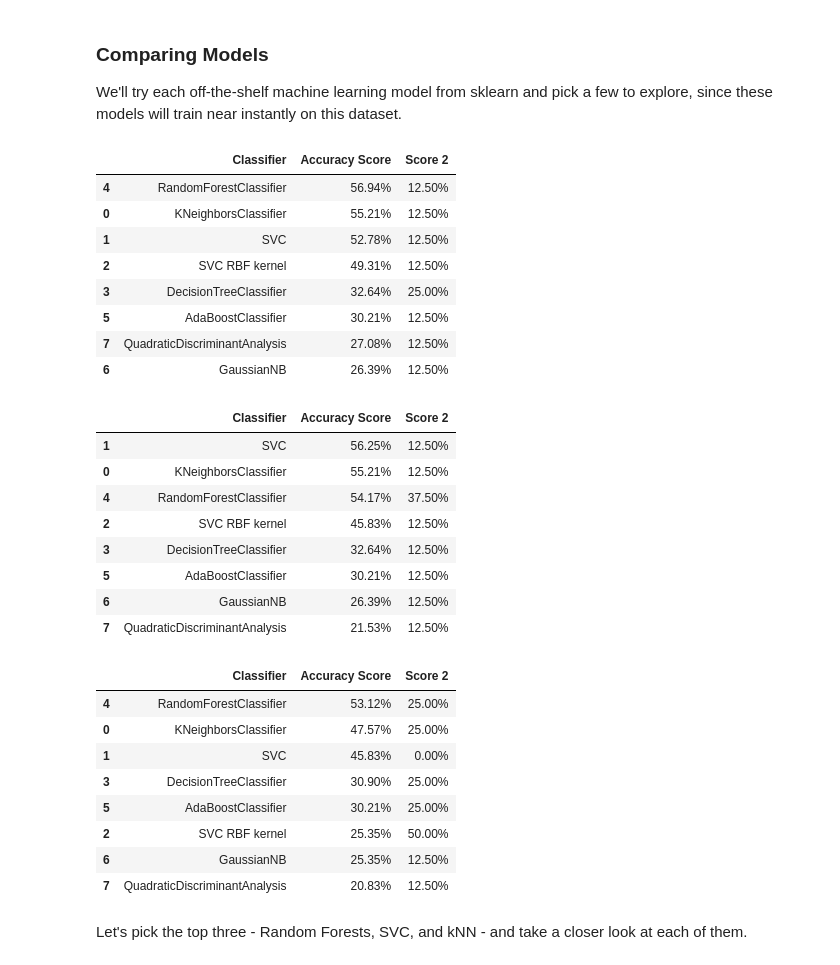
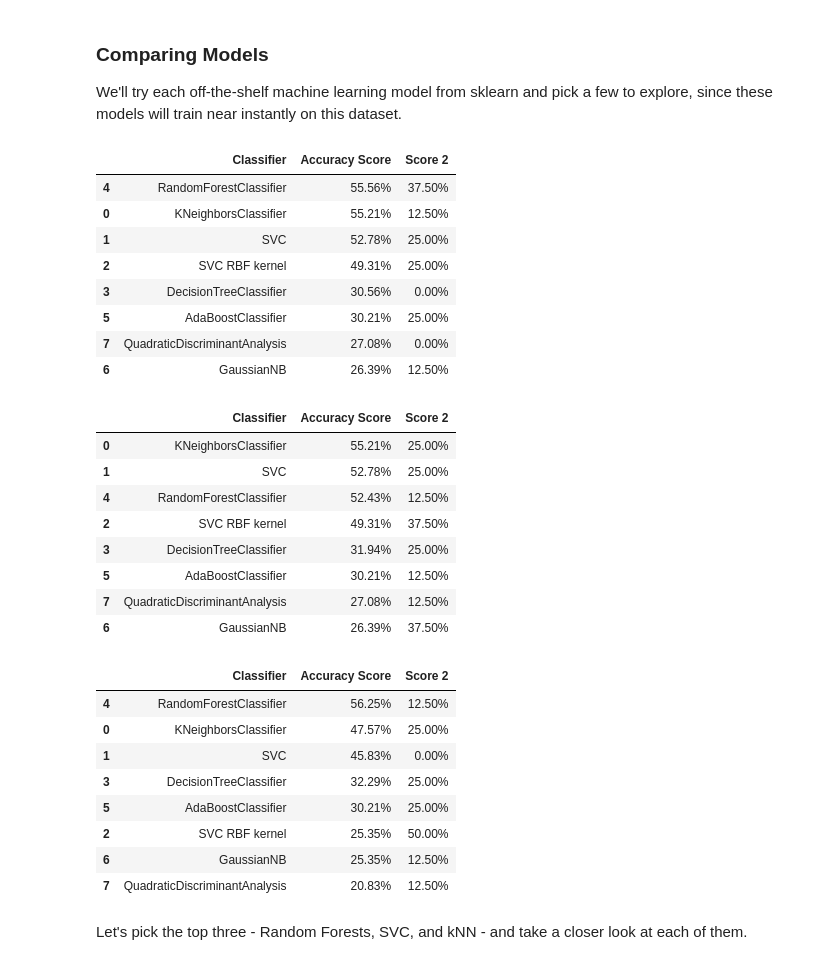
Before and after one commit to sama2015/Week3-ClassicML, a Jupyter notebook: Week_3_MachineLearning.ipynb, the cells around one changed output. Cells and saved outputs as stored; diff of their text form; code cells hidden in the pictures.

```diff
--- a/Week_3_MachineLearning.ipynb
+++ b/Week_3_MachineLearning.ipynb
@@ -341,6 +384,19 @@ scaler = MinMaxScaler()
 # keep our unscaled features just in case we need to process them alternatively
 features_minmax = features
 features_minmax = scaler.fit_transform(features_minmax)
+# %%
+from sklearn.preprocessing import StandardScaler
+from sklearn.preprocessing import MinMaxScaler
+
+scaler = StandardScaler()
+# keep our unscaled features just in case we need to process them alternatively
+mefeatures_scaled = me_features
+mefeatures_scaled = scaler.fit_transform(mefeatures_scaled)
+
+scaler = MinMaxScaler()
+# keep our unscaled features just in case we need to process them alternatively
+mefeatures_minmax = me_features
+mefeatures_minmax = scaler.fit_transform(mefeatures_minmax)
 # %% [markdown]
 Make sure our features are properly scaled:
 # %%
@@ -420,7 +501,7 @@ X_train_scaled, X_test_scaled, _, _ = train_test_split(
 ############# MinMax Scaled test/train set ###############
 # The labels/classes (y_train, y_test) never change, keep old values
 X_train_minmax, X_test_minmax, _, _ = train_test_split(
-    features_minmax,
+    features_scaled,
     emotions,
     test_size=0.2,
     random_state=42
@@ -450,7 +560,7 @@ scores = []
 for model in classification_models:
     model.fit(X_train_scaled, y_train)
     score = model.score(X_test_scaled, y_test)
-    score2 = model.score(me_features,me_emotions)
+    score2 = model.score(mefeatures_scaled, me_emotions)
     model_name = type(model).__name__
     if model_name=='SVC' and model.kernel=='rbf': model_name+=' RBF kernel'
     scores.append((model_name,(f'{100*score:.2f}%'), (f'{100*score2:.2f}%')))
@@ -459,54 +569,54 @@ scores_df = pd.DataFrame(scores,columns=['Classifier','Accuracy Score', 'Score 2
 scores_df.sort_values(by='Accuracy Score',axis=0,ascending=False)
 # %% [output]
 |  | Classifier | Accuracy Score | Score 2 |
-| 4 | RandomForestClassifier | 56.94% | 12.50% |
+| 4 | RandomForestClassifier | 55.56% | 37.50% |
 | 0 | KNeighborsClassifier | 55.21% | 12.50% |
-| 1 | SVC | 52.78% | 12.50% |
-| 2 | SVC RBF kernel | 49.31% | 12.50% |
-| 3 | DecisionTreeClassifier | 32.64% | 25.00% |
-| 5 | AdaBoostClassifier | 30.21% | 12.50% |
-| 7 | QuadraticDiscriminantAnalysis | 27.08% | 12.50% |
+| 1 | SVC | 52.78% | 25.00% |
+| 2 | SVC RBF kernel | 49.31% | 25.00% |
+| 3 | DecisionTreeClassifier | 30.56% | 0.00% |
+| 5 | AdaBoostClassifier | 30.21% | 25.00% |
+| 7 | QuadraticDiscriminantAnalysis | 27.08% | 0.00% |
 | 6 | GaussianNB | 26.39% | 12.50% |
 # %%
 from sklearn.neighbors import KNeighborsClassifier
 from sklearn.svm import SVC
 from sklearn.tree import DecisionTreeClassifier
 from sklearn.ensemble import RandomForestClassifier, AdaBoostClassifier
 from sklearn.naive_bayes import GaussianNB
 from sklearn.discriminant_analysis import QuadraticDiscriminantAnalysis
 
 classification_models = [
     KNeighborsClassifier(),#(3),
     SVC(kernel='linear'),#, C=0.025),
     SVC(kernel='rbf'),
     DecisionTreeClassifier(),#max_depth=5),
     RandomForestClassifier(),#max_depth=5, n_estimators=10, max_features=1),
     AdaBoostClassifier(),
     GaussianNB(),
     QuadraticDiscriminantAnalysis()]
 
 scores = []
 for model in classification_models:
     model.fit(X_train_minmax, y_train)
     score = model.score(X_test_minmax, y_test)
-    score2 = model.score(me_features,me_emotions)
+    score2 = model.score(mefeatures_minmax, me_emotions)
 
     model_name = type(model).__name__
     if model_name=='SVC' and model.kernel=='rbf': model_name+=' RBF kernel'
-    scores.append((model_name,(f'{100*score:.2f}%'),(f'{100*score2:.2f}%') ))
+    scores.append((model_name,(f'{100*score:.2f}%'), (f'{100*score2:.2f}%')))
 # Make it pretty
 scores_df = pd.DataFrame(scores,columns=['Classifier','Accuracy Score', 'Score 2'])
 scores_df.sort_values(by='Accuracy Score',axis=0,ascending=False)
 # %% [output]
 |  | Classifier | Accuracy Score | Score 2 |
-| 1 | SVC | 56.25% | 12.50% |
-| 0 | KNeighborsClassifier | 55.21% | 12.50% |
-| 4 | RandomForestClassifier | 54.17% | 37.50% |
-| 2 | SVC RBF kernel | 45.83% | 12.50% |
-| 3 | DecisionTreeClassifier | 32.64% | 12.50% |
+| 0 | KNeighborsClassifier | 55.21% | 25.00% |
+| 1 | SVC | 52.78% | 25.00% |
+| 4 | RandomForestClassifier | 52.43% | 12.50% |
+| 2 | SVC RBF kernel | 49.31% | 37.50% |
+| 3 | DecisionTreeClassifier | 31.94% | 25.00% |
 | 5 | AdaBoostClassifier | 30.21% | 12.50% |
-| 6 | GaussianNB | 26.39% | 12.50% |
-| 7 | QuadraticDiscriminantAnalysis | 21.53% | 12.50% |
+| 7 | QuadraticDiscriminantAnalysis | 27.08% | 12.50% |
+| 6 | GaussianNB | 26.39% | 37.50% |
 # %%
 from sklearn.neighbors import KNeighborsClassifier
 from sklearn.svm import SVC
@@ -526,24 +636,23 @@ classification_models = [
     QuadraticDiscriminantAnalysis()]
 
 scores = []
-
 for model in classification_models:
     model.fit(X_train, y_train)
     score = model.score(X_test, y_test)
     score2 = model.score(me_features, me_emotions)
+
     model_name = type(model).__name__
     if model_name=='SVC' and model.kernel=='rbf': model_name+=' RBF kernel'
     scores.append((model_name,(f'{100*score:.2f}%'), (f'{100*score2:.2f}%')))
-
 # Make it pretty
-scores_df = pd.DataFrame(scores,columns=['Classifier','Accuracy Score', 'Score 2'])
+scores_df = pd.DataFrame(scores,columns=['Classifier','Accuracy Score','Score 2'])
 scores_df.sort_values(by='Accuracy Score',axis=0,ascending=False)
 # %% [output]
 |  | Classifier | Accuracy Score | Score 2 |
-| 4 | RandomForestClassifier | 53.12% | 25.00% |
+| 4 | RandomForestClassifier | 56.25% | 12.50% |
 | 0 | KNeighborsClassifier | 47.57% | 25.00% |
 | 1 | SVC | 45.83% | 0.00% |
-| 3 | DecisionTreeClassifier | 30.90% | 25.00% |
+| 3 | DecisionTreeClassifier | 32.29% | 25.00% |
 | 5 | AdaBoostClassifier | 30.21% | 25.00% |
 | 2 | SVC RBF kernel | 25.35% | 50.00% |
 | 6 | GaussianNB | 25.35% | 12.50% |
```
Also changed, not shown: parts of 19 cells of this notebook.
